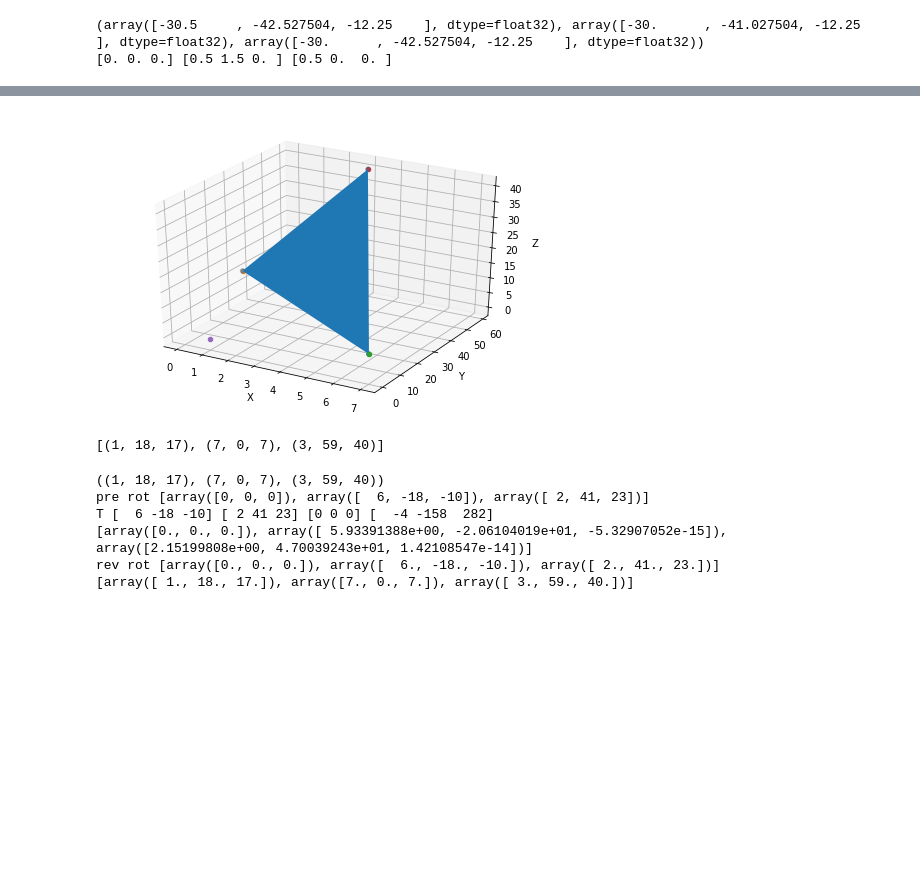
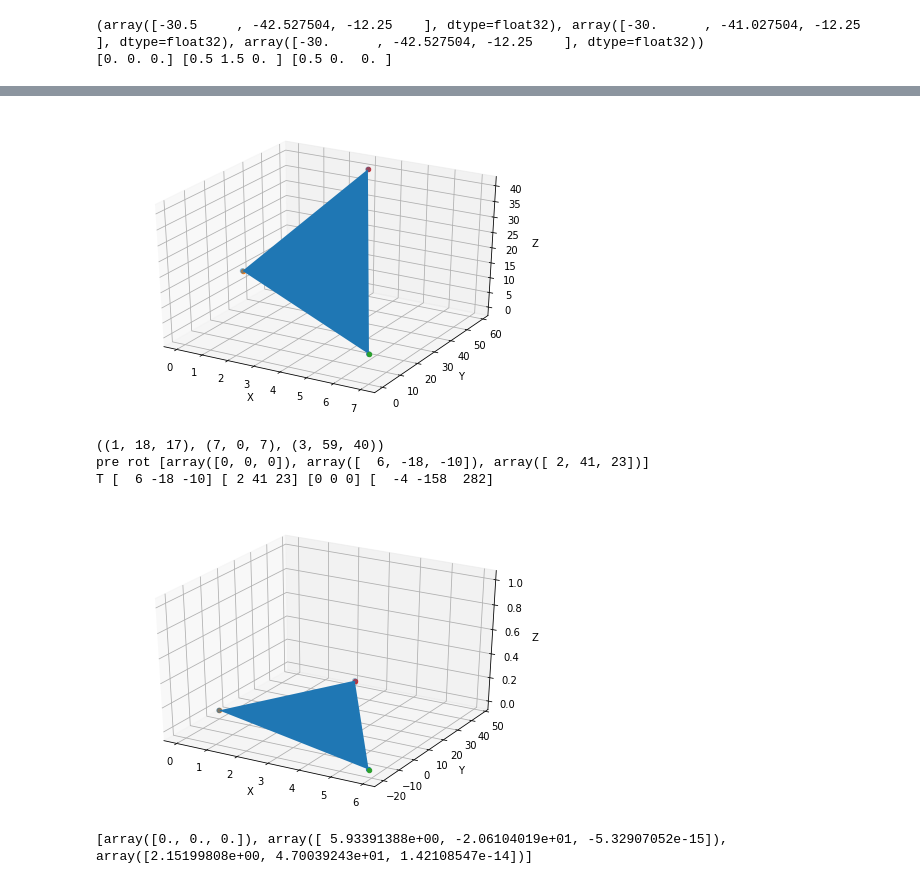
Before and after one commit to movvam/Poisson-Disc, a Jupyter notebook: Proof of Concept.ipynb, the cells around one changed output, grey strips where cells are left out. Cells and saved outputs as stored; diff of their text form; code cells hidden in the pictures; blank space fills up the shorter version.

```diff
--- a/Proof of Concept.ipynb
+++ b/Proof of Concept.ipynb
@@ -347,17 +346,13 @@ ax.scatter(*zip(*(v1,v2,v3)))
 ax.scatter(*v1)
 ax.scatter(*v2)
 ax.scatter(*v3)
-ax.scatter(1,0,1)
 
 ax.set_xlabel('X')
 ax.set_ylabel('Y')
 ax.set_zlabel('Z')
 plt.show()
-
-print((list(points)))
 # %% [output]
 [figure]
-[(1, 18, 17), (7, 0, 7), (3, 59, 40)]
 # %%
 vertices = v1,v2,v3
 other_vindex = [0,2]
@@ -373,48 +368,46 @@ if v3[0] <= vertices[left_most][0]:
 print(vertices)
 
 # Translate face such that origin_point is the origin
 translation = vertices[left_most]
 vertices = [np.subtract(p, translation) for p in vertices] # make list or dict eventually
 #print(v1,v2,v3)
 print("pre rot", vertices)
 
 # rotate the face to become the xy-plane
 z_axis = (0.,0.,-1.)
 AB = np.subtract(vertices[1], (0,0,0))
 AC = np.subtract(vertices[2],vertices[left_most])
 
 normal = np.cross(vertices[1], vertices[2])
 
 print("T",vertices[1],vertices[2], vertices[0],normal)
 
 rot_axis = np.cross(normal, z_axis)
 if (np.linalg.norm(rot_axis) != 0):
     # only perform the rotation if the plane was not xy to begin with!
     angle = np.arccos(np.dot(normal,z_axis)/(np.linalg.norm(normal)))
     angle = np.subtract(180,np.rad2deg(angle))
     vertices = [vrotate(p, angle, rot_axis) for p in vertices] # make list or dict eventually
 
 v1,v2,v3 = vertices
+fig = plt.figure()
+ax = Axes3D(fig)
+verts = [list((v1,v2,v3))]
+# print(verts)
+ax.add_collection3d(Poly3DCollection(verts))
+ax.scatter(*zip(*(v1,v2,v3)))
+ax.scatter(*v1)
+ax.scatter(*v2)
+ax.scatter(*v3)
+
+ax.set_xlabel('X')
+ax.set_ylabel('Y')
+ax.set_zlabel('Z')
+plt.show()
 print(vertices)
-
-
-y_min = find_minmax(v1,v2,v3)[1]
-v1,v2,v3 = [np.subtract(p, (0,y_min,0)) for p in (v1,v2,v3)] # make list or dict eventually
-
-
-v1,v2,v3 = [np.add(p, (0,y_min,0)) for p in (v1,v2,v3)] # make list or dict eventually
-vertices = v1,v2,v3
-
-if (np.linalg.norm(rot_axis) != 0):
-    vertices = [vrotate(p, angle, -rot_axis) for p in vertices] # make list or dict eventually
-    print("rev rot", vertices)
-vertices = [np.add(p, translation) for p in vertices] # make list or dict eventually
-#print(v1,v2,v3)
-print(vertices)
 # %% [output]
 ((1, 18, 17), (7, 0, 7), (3, 59, 40))
 pre rot [array([0, 0, 0]), array([  6, -18, -10]), array([ 2, 41, 23])]
 T [  6 -18 -10] [ 2 41 23] [0 0 0] [  -4 -158  282]
-[array([0., 0., 0.]), array([ 5.93391388e+00, -2.06104019e+01, -5.32907052e-15]), array([2.15199808e+00, 4.70039243e+01, 1.42108547e-14])]
-rev rot [array([0., 0., 0.]), array([  6., -18., -10.]), array([ 2., 41., 23.])]
-[array([ 1., 18., 17.]), array([7., 0., 7.]), array([ 3., 59., 40.])]
+[figure, added]
+[array([0., 0., 0.]), array([ 5.93391388e+00, -2.06104019e+01, -5.32907052e-15]), array([2.15199808e+00, 4.70039243e+01, 1.42108547e-14])]
```
Also changed, not shown: parts of 3 cells of this notebook.
